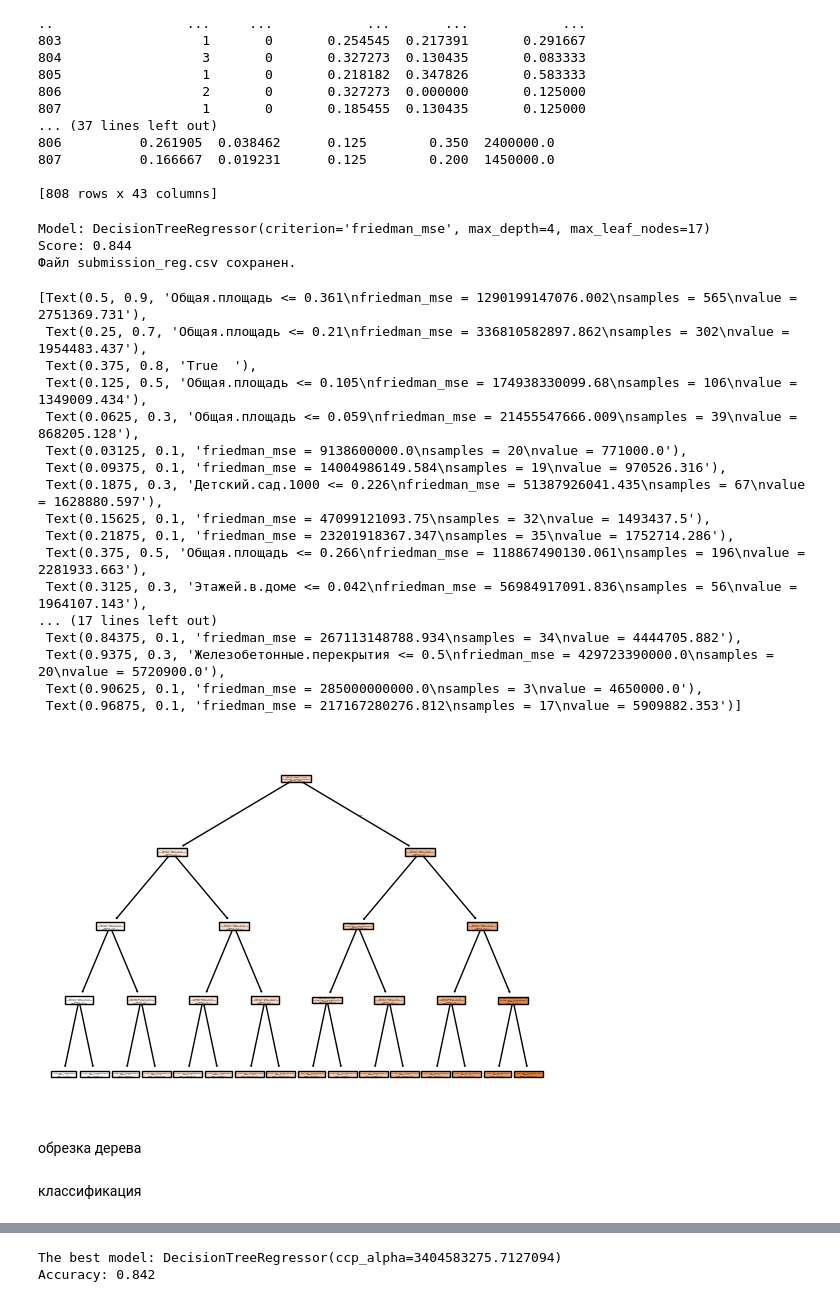
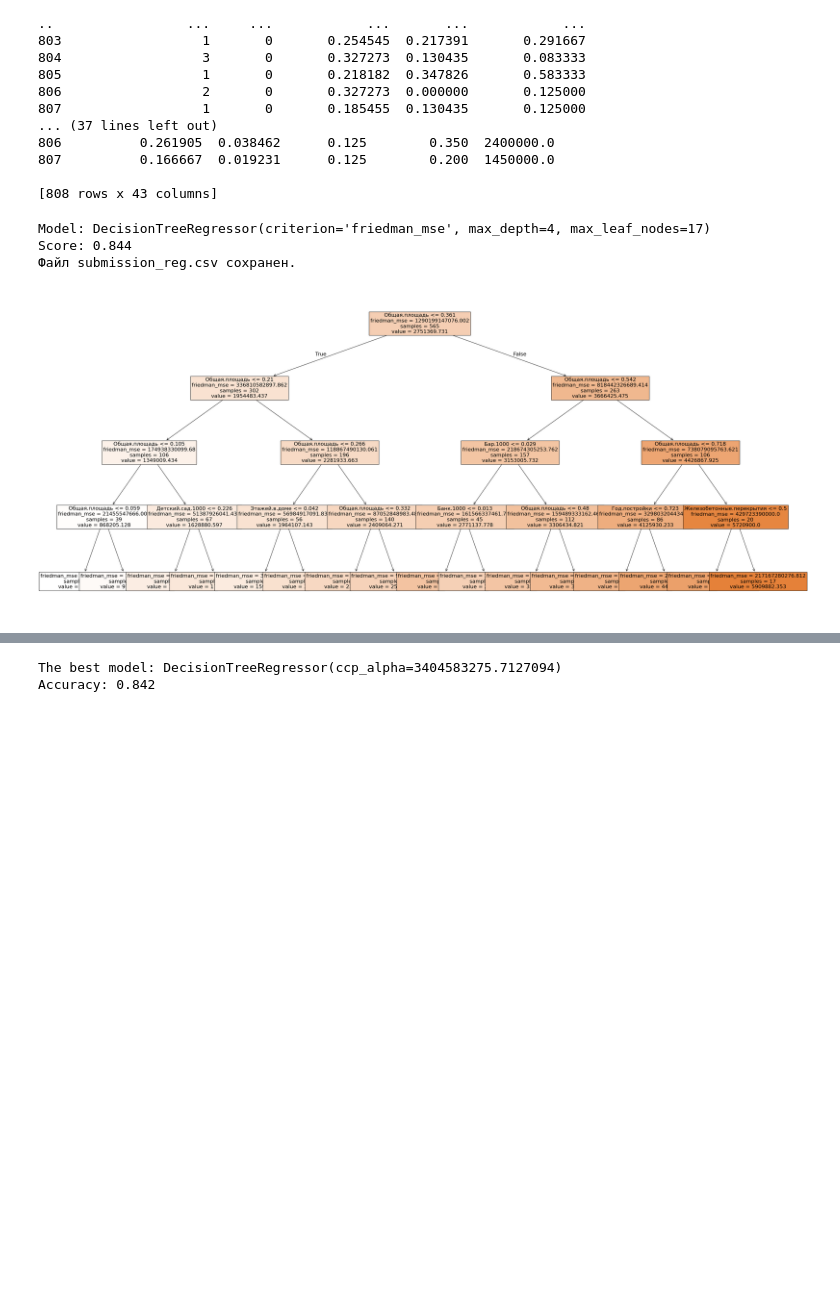
Before and after one commit to LuckHost/data_analysis_methods_sfu_2nd_course, a Jupyter notebook: 5th/PR_5.ipynb, the cells around one changed output, grey strips where cells are left out. Cells and saved outputs as stored; diff of their text form; code cells hidden in the pictures; blank space fills up the shorter version.

```diff
--- a/5th/PR_5.ipynb
+++ b/5th/PR_5.ipynb
@@ -357,37 +375,21 @@ print(regression_train)
 # %%
 
 model, regr_score = create_best_model(best_parameters_reg, is_regression=True)
 regression_test = regression_test[regression_all]
 y_pred = model.predict(regression_test)
 submission_reg = pd.DataFrame({'id': ids_reg, 'Цена': y_pred})
 
 submission_reg.to_csv('submission_reg.csv', index=False)
 print("Файл submission_reg.csv сохранен.")
 
-tree.plot_tree(model, filled=True, feature_names=list(x_test_reg.columns))
+
+plt.figure(figsize=(40, 18))  # Ширина x Высота в дюймах
+
+tree.plot_tree(model, filled=True, feature_names=list(x_test_reg.columns), fontsize=16)
+
+plt.show()
 # %% [output]
 Model: DecisionTreeRegressor(criterion='friedman_mse', max_depth=4, max_leaf_nodes=17)
 Score: 0.844
 Файл submission_reg.csv сохранен.
-[Text(0.5, 0.9, 'Общая.площадь <= 0.361\nfriedman_mse = 1290199147076.002\nsamples = 565\nvalue = 2751369.731'),
- Text(0.25, 0.7, 'Общая.площадь <= 0.21\nfriedman_mse = 336810582897.862\nsamples = 302\nvalue = 1954483.437'),
- Text(0.375, 0.8, 'True  '),
- Text(0.125, 0.5, 'Общая.площадь <= 0.105\nfriedman_mse = 174938330099.68\nsamples = 106\nvalue = 1349009.434'),
- Text(0.0625, 0.3, 'Общая.площадь <= 0.059\nfriedman_mse = 21455547666.009\nsamples = 39\nvalue = 868205.128'),
- Text(0.03125, 0.1, 'friedman_mse = 9138600000.0\nsamples = 20\nvalue = 771000.0'),
- Text(0.09375, 0.1, 'friedman_mse = 14004986149.584\nsamples = 19\nvalue = 970526.316'),
- Text(0.1875, 0.3, 'Детский.сад.1000 <= 0.226\nfriedman_mse = 51387926041.435\nsamples = 67\nvalue = 1628880.597'),
- Text(0.15625, 0.1, 'friedman_mse = 47099121093.75\nsamples = 32\nvalue = 1493437.5'),
- Text(0.21875, 0.1, 'friedman_mse = 23201918367.347\nsamples = 35\nvalue = 1752714.286'),
- Text(0.375, 0.5, 'Общая.площадь <= 0.266\nfriedman_mse = 118867490130.061\nsamples = 196\nvalue = 2281933.663'),
- Text(0.3125, 0.3, 'Этажей.в.доме <= 0.042\nfriedman_mse = 56984917091.836\nsamples = 56\nvalue = 1964107.143'),
-... (17 lines left out)
- Text(0.84375, 0.1, 'friedman_mse = 267113148788.934\nsamples = 34\nvalue = 4444705.882'),
- Text(0.9375, 0.3, 'Железобетонные.перекрытия <= 0.5\nfriedman_mse = 429723390000.0\nsamples = 20\nvalue = 5720900.0'),
- Text(0.90625, 0.1, 'friedman_mse = 285000000000.0\nsamples = 3\nvalue = 4650000.0'),
- Text(0.96875, 0.1, 'friedman_mse = 217167280276.812\nsamples = 17\nvalue = 5909882.353')]
-[figure, old version]
+[figure, new version]
-# %% [markdown]
-обрезка дерева
-# %% [markdown]
-классификация
```
Also changed, not shown: parts of 33 cells of this notebook, 1 other file.
